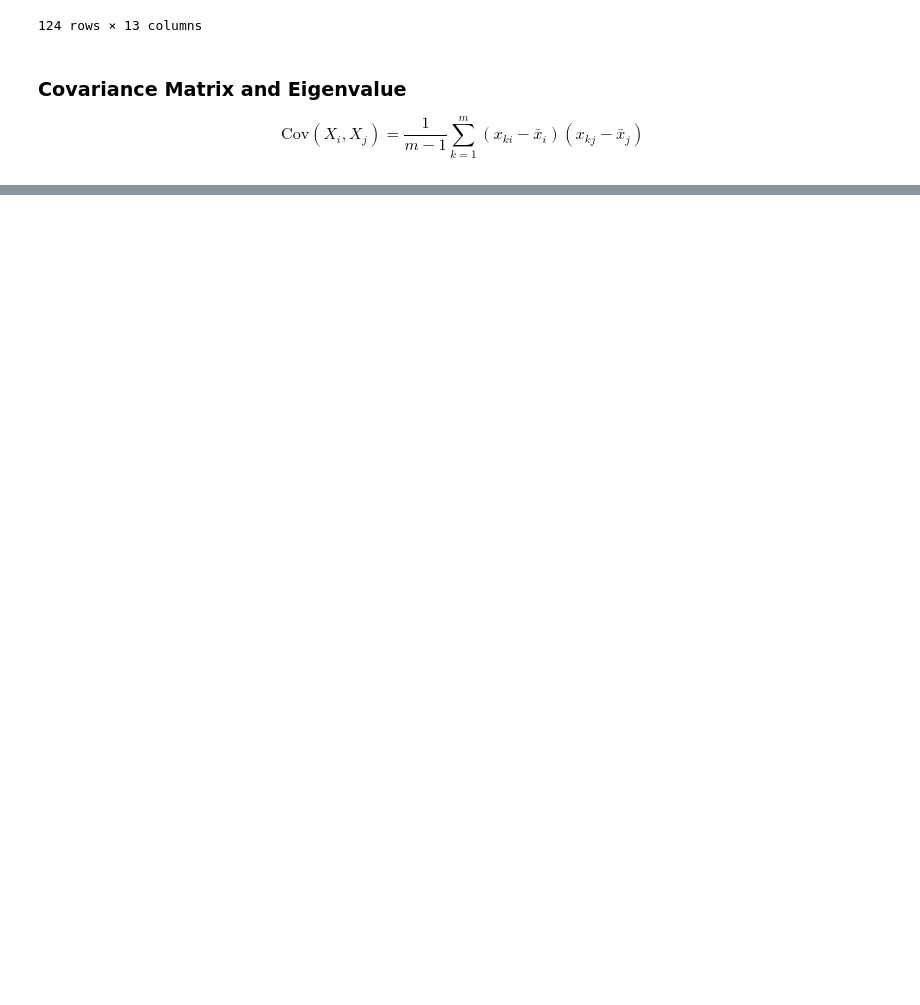
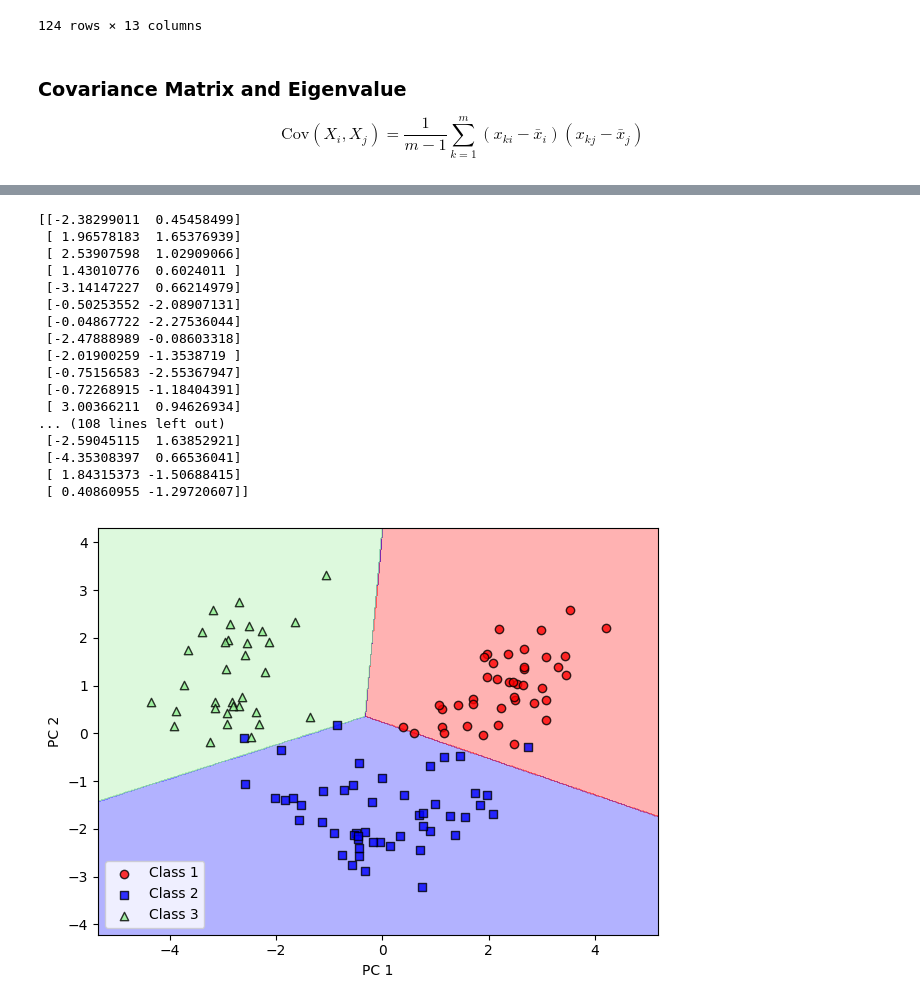
Before and after one commit to RalphExp/MachineLearning, a Jupyter notebook: DLFC/Application/ch05.ipynb, the cells around one changed output, grey strips where cells are left out. Cells and saved outputs as stored; diff of their text form; code cells hidden in the pictures; blank space fills up the shorter version.

```diff
--- a/DLFC/Application/ch05.ipynb
+++ b/DLFC/Application/ch05.ipynb
@@ -98,0 +161,45 @@ array([4.84274532, 2.41602459, 1.54845825, 0.96120438, 0.84166161,
+# %%
+from sklearn.linear_model import LogisticRegression
+from sklearn.decomposition import PCA
+from dlfc.plot import plot_decision_regions
+
+# initializing the PCA transformer and
+# logistic regression estimator:
+pca = PCA(n_components=2)
+lr = LogisticRegression(multi_class='ovr', # one over rest
+                        random_state=1,
+                        solver='lbfgs')
+
+# dimensionality reduction:
+# shape is (N, 2), N is number of samples
+# PCA is transform from shape(N, d) => (N, 2)
+X_train_pca = pca.fit_transform(X_train_std)
+X_test_pca = pca.transform(X_test_std)
+
+# fitting the logistic regression model on the reduced dataset:
+lr.fit(X_train_pca, y_train)
+plot_decision_regions(X_train_pca, y_train, classifier=lr)
+plt.xlabel('PC 1')
+plt.ylabel('PC 2')
+plt.legend(loc='lower left')
+plt.tight_layout()
+plt.show()
+# %% [output]
+[[-2.38299011  0.45458499]
+ [ 1.96578183  1.65376939]
+ [ 2.53907598  1.02909066]
+ [ 1.43010776  0.6024011 ]
+ [-3.14147227  0.66214979]
+ [-0.50253552 -2.08907131]
+ [-0.04867722 -2.27536044]
+ [-2.47888989 -0.08603318]
+ [-2.01900259 -1.3538719 ]
+ [-0.75156583 -2.55367947]
+ [-0.72268915 -1.18404391]
+ [ 3.00366211  0.94626934]
+... (108 lines left out)
+ [-2.59045115  1.63852921]
+ [-4.35308397  0.66536041]
+ [ 1.84315373 -1.50688415]
+ [ 0.40860955 -1.29720607]]
+[figure, added]
```
Also changed, not shown: parts of 8 cells of this notebook, 2 other files.
